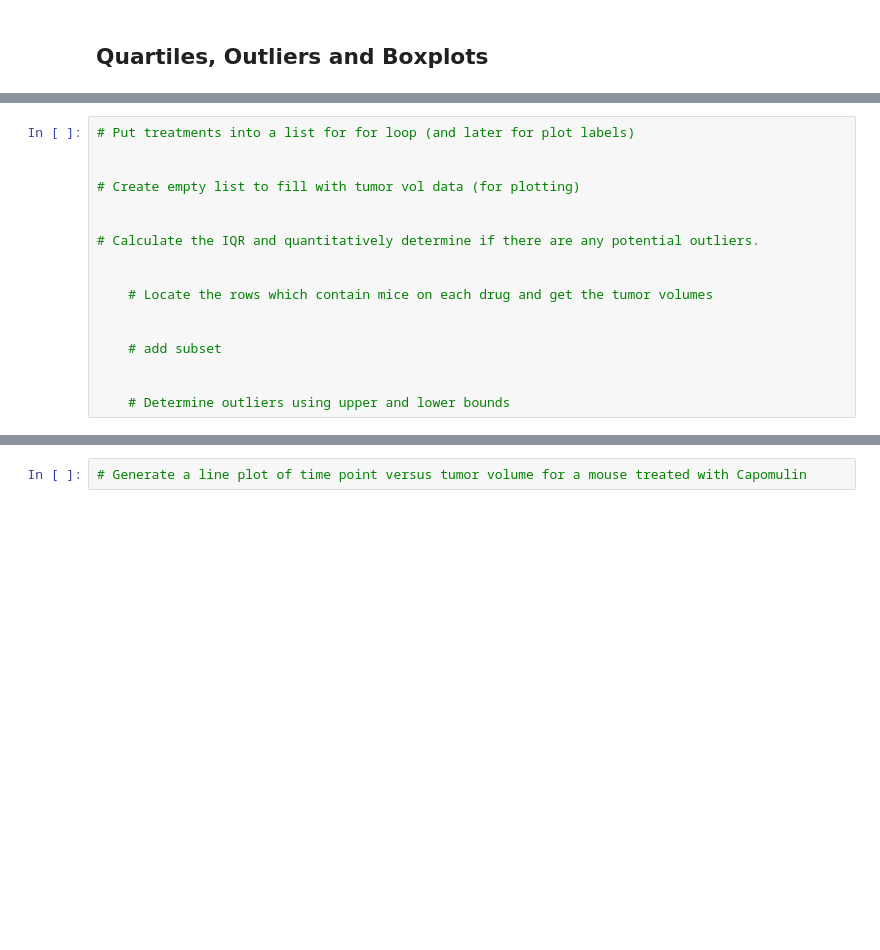
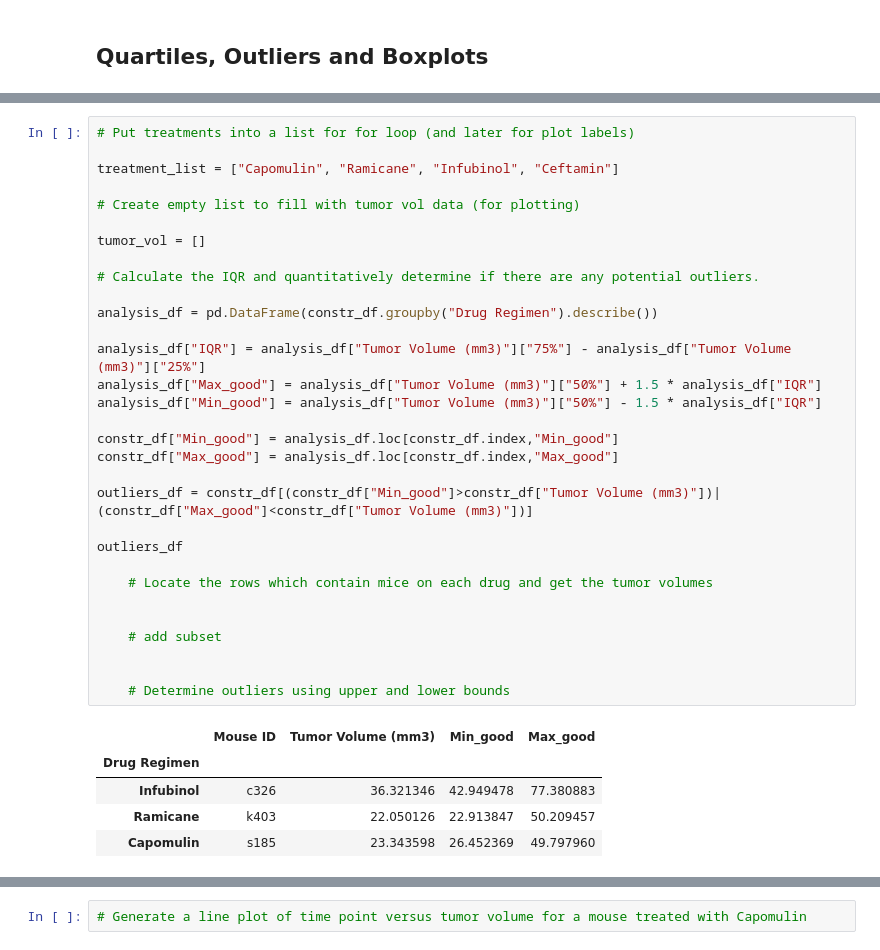
Before and after one commit to OswaldDB/matplotlib-challenge, a Jupyter notebook: pymaceuticals_starter.ipynb, the cells around one changed output, grey strips where cells are left out. Drawn from its saved outputs; the diff is of its cells as text; blank space fills up the shorter version.

```diff
--- a/pymaceuticals_starter.ipynb
+++ b/pymaceuticals_starter.ipynb
@@ -184,19 +206,39 @@ plt.pie(sizes,labels=labels)
 # %%
 # Put treatments into a list for for loop (and later for plot labels)
 
+treatment_list = ["Capomulin", "Ramicane", "Infubinol", "Ceftamin"]
 
 # Create empty list to fill with tumor vol data (for plotting)
 
+tumor_vol = []
 
 # Calculate the IQR and quantitatively determine if there are any potential outliers.
 
+analysis_df = pd.DataFrame(constr_df.groupby("Drug Regimen").describe())
+
+analysis_df["IQR"] = analysis_df["Tumor Volume (mm3)"]["75%"] - analysis_df["Tumor Volume (mm3)"]["25%"]
+analysis_df["Max_good"] = analysis_df["Tumor Volume (mm3)"]["50%"] + 1.5 * analysis_df["IQR"]
+analysis_df["Min_good"] = analysis_df["Tumor Volume (mm3)"]["50%"] - 1.5 * analysis_df["IQR"]
+
+constr_df["Min_good"] = analysis_df.loc[constr_df.index,"Min_good"]
+constr_df["Max_good"] = analysis_df.loc[constr_df.index,"Max_good"]
+
+outliers_df = constr_df[(constr_df["Min_good"]>constr_df["Tumor Volume (mm3)"])|(constr_df["Max_good"]<constr_df["Tumor Volume (mm3)"])]
+
+outliers_df
 
     # Locate the rows which contain mice on each drug and get the tumor volumes
 
 
     # add subset
 
 
     # Determine outliers using upper and lower bounds
+# %% [output]
+|  | Mouse ID | Tumor Volume (mm3) | Min_good | Max_good |
+| Drug Regimen |  |  |  |  |
+| Infubinol | c326 | 36.321346 | 42.949478 | 77.380883 |
+| Ramicane | k403 | 22.050126 | 22.913847 | 50.209457 |
+| Capomulin | s185 | 23.343598 | 26.452369 | 49.797960 |
 # %%
 # Generate a box plot of the final tumor volume of each mouse across four regimens of interest
```
Also changed, not shown: parts of 5 cells of this notebook.
